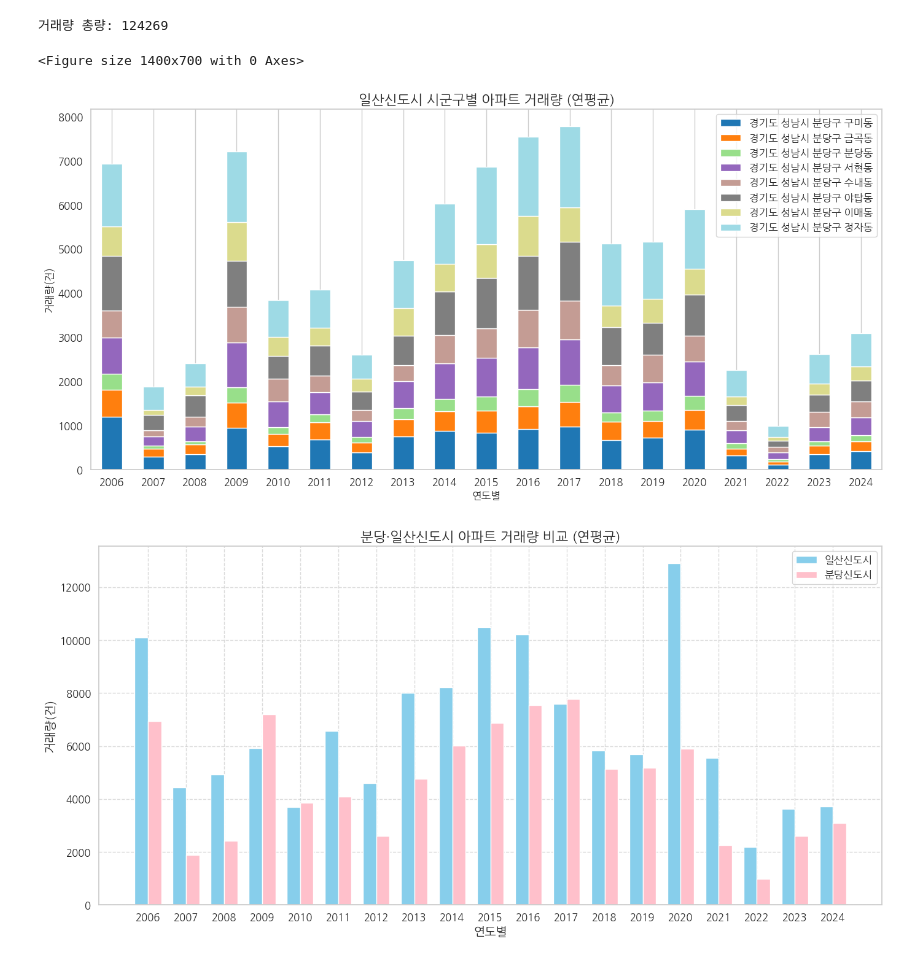
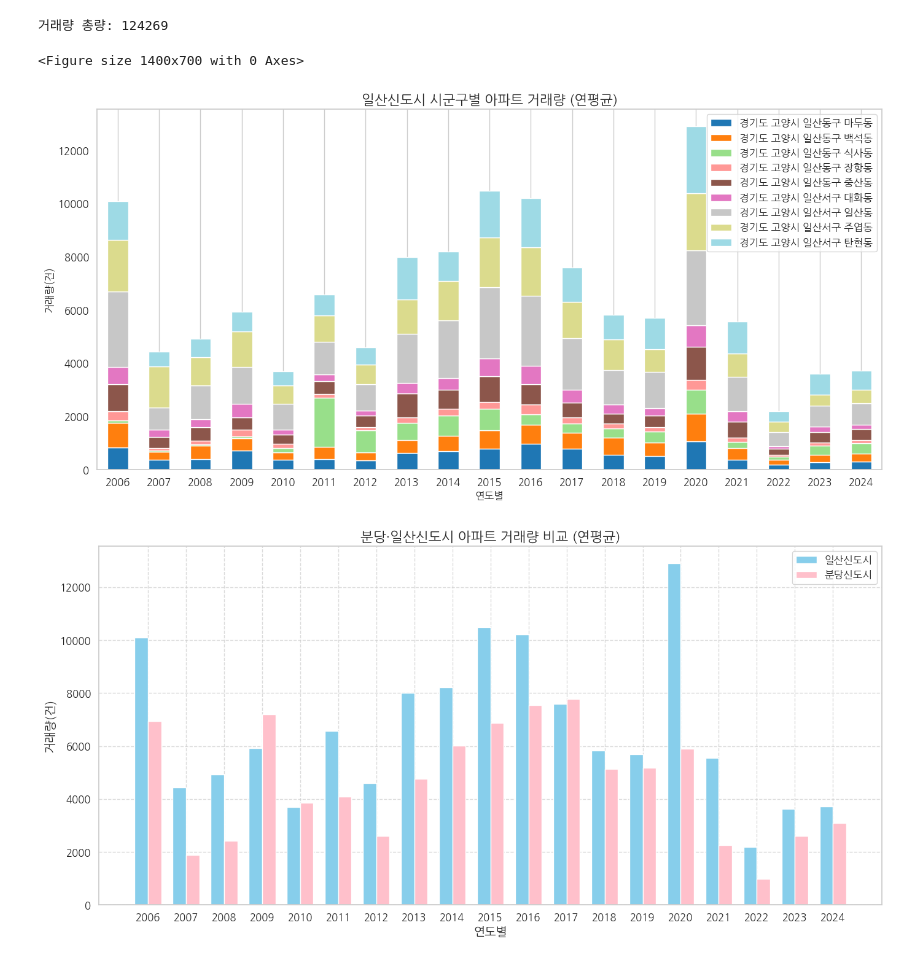
Before and after one commit to SnapishAgent/Ilsan-Investment-Insight, a Jupyter notebook: 아파트 실거래가/apt_price.ipynb, the cells around one changed output. Drawn from its saved outputs; the diff is of its cells as text; code cells hidden in the pictures.

```diff
--- a/아파트 실거래가/apt_price.ipynb
+++ b/아파트 실거래가/apt_price.ipynb
@@ -639,27 +646,30 @@ annual_transactions = count_by_ilsan.groupby('연도')['거래량'].sum().reset_
 # %% [output]
 거래량 총량: 124269
 # %%
+# 'pivot_table'로 연도별, 시군구별 거래량 집계
+pivot_df = count_by_ilsan.pivot_table(index='연도', columns='시군구', values='거래량', aggfunc='sum', fill_value=0)
+
 # 그래프 크기 설정
 plt.figure(figsize=(14, 7))
 
 # 누적 막대 그래프 생성
 pivot_df.plot(kind='bar', stacked=True, figsize=(14, 7), colormap='tab20')
 
 # 그래프 꾸미기
 plt.title('일산신도시 시군구별 아파트 거래량 (연평균)', fontproperties=fontprop, fontsize=16)
 plt.xlabel('연도별', fontproperties=fontprop, fontsize=12)
 plt.ylabel('거래량(건)', fontproperties=fontprop, fontsize=12)
 plt.xticks(fontproperties=fontprop, rotation=0)
 plt.yticks(fontproperties=fontprop)
 plt.legend(prop=fontprop)
 plt.grid(axis='y')
 plt.tight_layout()
 
 # 그래프 출력
 plt.show()
 # %% [output]
 <Figure size 1400x700 with 0 Axes>
-[figure, old version]
+[figure, new version]
 # %%
 
 # 필요한 컬럼만 선택
```
Also changed, not shown: parts of 1 cell of this notebook, 1 other file.
